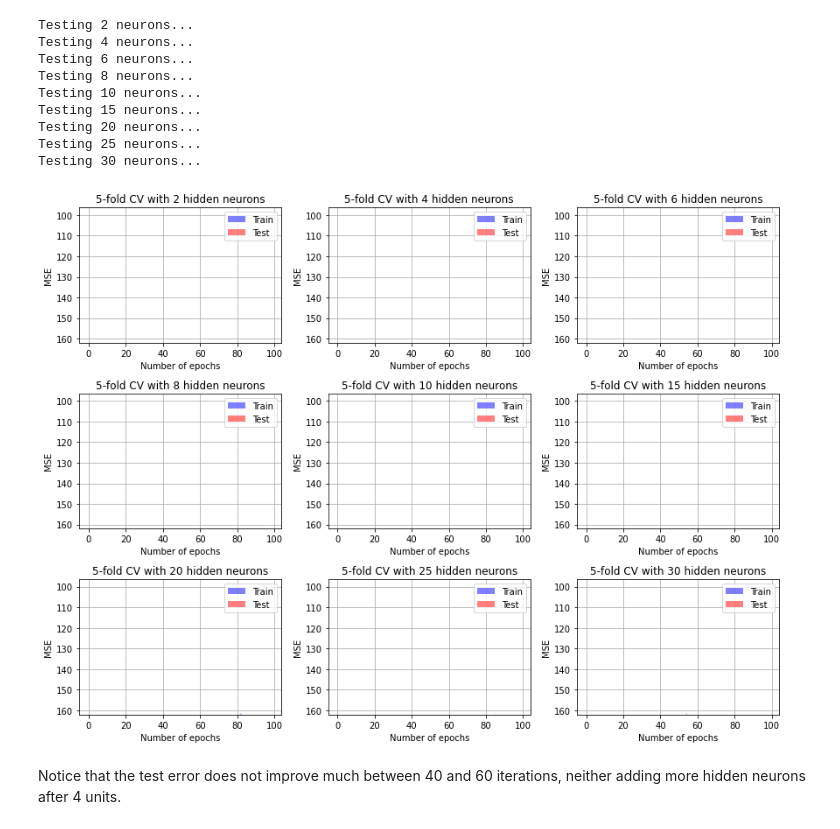
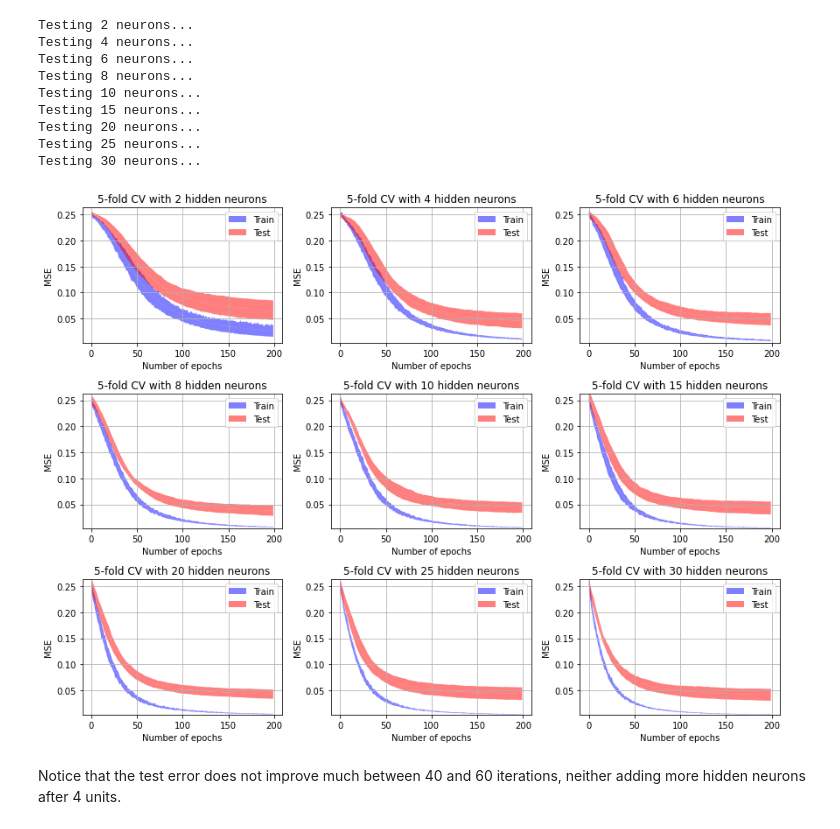
Before and after one commit to MehSalhi/ARN-Labos, a Jupyter notebook: notebooks/Lab-model_selection.ipynb, the cells around one changed output. Cells and saved outputs as stored; diff of their text form; code cells hidden in the pictures.

```diff
--- a/notebooks/Lab-model_selection.ipynb
+++ b/notebooks/Lab-model_selection.ipynb
@@ -196,19 +193,19 @@ The following snippet also changes the number of hidden neurons from the simples
 # %%
 N_INITS = 10
 EPOCHS = 200
-N_NEURONS = [2, 4, 8, 16, 32]
+N_NEURONS = [2, 4]#, 8, 16, 32]
 LEARNING_RATE = 0.001
-MOMENTUM = 0.5
+MOMENTUM = 0.9
 # %%
 MSE = np.zeros((len(N_NEURONS), N_INITS, EPOCHS))
 
 for i_h, h in enumerate(N_NEURONS):                                     # looping over the number of hidden neurons
     print('Testing', h, 'neurons...')
-    nn = mlp.MLP([12,h,1], 'tanh')
+    nn = mlp.MLP([13,h,1], 'logistic')
     for i in np.arange(N_INITS):                                        # looping over the initializations
         nn.init_weights()
 
-        MSE[i_h, i, :] = nn.fit((dataset[:,0:12], dataset[:,12:13]),
+        MSE[i_h, i, :] = nn.fit((dataset[:,0:13], dataset[:,13:14]),
                                 learning_rate=LEARNING_RATE,
                                 momentum=MOMENTUM,
                                 epochs=EPOCHS)
@@ -236,7 +233,7 @@ In every case, from 2 to 32 neurons in the hidden layer, the training error does
 ## Exploring the number of hidden neurons
 Knowing that there are no significant improvements after 50 iterations, we can now further explore how the complexity of the model (number of hidden neurons) is linked to the generalization performance (test error). The following snippet allows you to explore both the number of epochs and the number of hidden neurons without restarting the training.
 # %%
-EPOCHS = 100
+EPOCHS = 200
 K = 5
 N_TESTS = 10
 N_NEURONS = [2, 4, 6, 8, 10, 15, 20, 25, 30]
@@ -246,7 +243,7 @@ MSE_test = np.zeros((len(N_NEURONS), EPOCHS, N_TESTS))
 
 for i_h, h in enumerate(N_NEURONS):                                     # looping the number of hidden neurons
     print('Testing', h, 'neurons...')
-    nn = mlp.MLP([12,h,1], 'tanh')
+    nn = mlp.MLP([13,h,1], 'logistic')
     for i in np.arange(N_TESTS):                                        # looping the tests
         nn.init_weights()                                               # the network has to be reinitialized before each test
         temp1, temp2 = cv.k_fold_cross_validation_per_epoch(nn,         # notice that we do not use cv.k_fold_cross_validation
@@ -271,29 +268,29 @@ Testing 30 neurons...
 # %%
 MSE_train_mean = np.mean(MSE_train, axis=2)
 MSE_test_mean = np.mean(MSE_test, axis=2)
 MSE_train_sd = np.std(MSE_train, axis=2)
 MSE_test_sd = np.std(MSE_test, axis=2)
 
 v_min = min(np.min(MSE_train_mean), np.min(MSE_test_mean))
 v_max = max(np.max(MSE_train_mean), np.max(MSE_test_mean))
 
 n_rows = int(np.ceil(len(N_NEURONS)/3.0))
 pl.figure(figsize=(12,3*n_rows))
 for i_n, n in enumerate(N_NEURONS):
     pl.subplot(n_rows, min(3, len(N_NEURONS)), i_n+1)
     pl.fill_between(np.arange(EPOCHS), MSE_train_mean[i_n,:], MSE_train_mean[i_n,:]+MSE_train_sd[i_n,:], facecolor='blue', alpha=0.5, label='Train')
     pl.fill_between(np.arange(EPOCHS), MSE_train_mean[i_n,:], MSE_train_mean[i_n,:]-MSE_train_sd[i_n,:], facecolor='blue', alpha=0.5)
     pl.fill_between(np.arange(EPOCHS), MSE_test_mean[i_n,:], MSE_test_mean[i_n,:]+MSE_test_sd[i_n,:], facecolor='red', alpha=0.5, label='Test')
     pl.fill_between(np.arange(EPOCHS), MSE_test_mean[i_n,:], MSE_test_mean[i_n,:]-MSE_test_sd[i_n,:], facecolor='red', alpha=0.5)
-    pl.ylim(0.95*v_min,0.5*v_max)
+    pl.ylim(v_min, v_max)
     pl.ylabel('MSE')
     pl.xlabel('Number of epochs')
     pl.title(str(K)+'-fold CV with '+str(n)+' hidden neurons')
     pl.legend()
     pl.grid()
 pl.tight_layout()
 # %% [output]
-[figure, old version]
+[figure, new version]
 # %% [markdown]
 Notice that the test error does not improve much between 40 and 60 iterations, neither adding more hidden neurons after 4 units.
 # %% [markdown]
```
Also changed, not shown: parts of 22 cells of this notebook.
